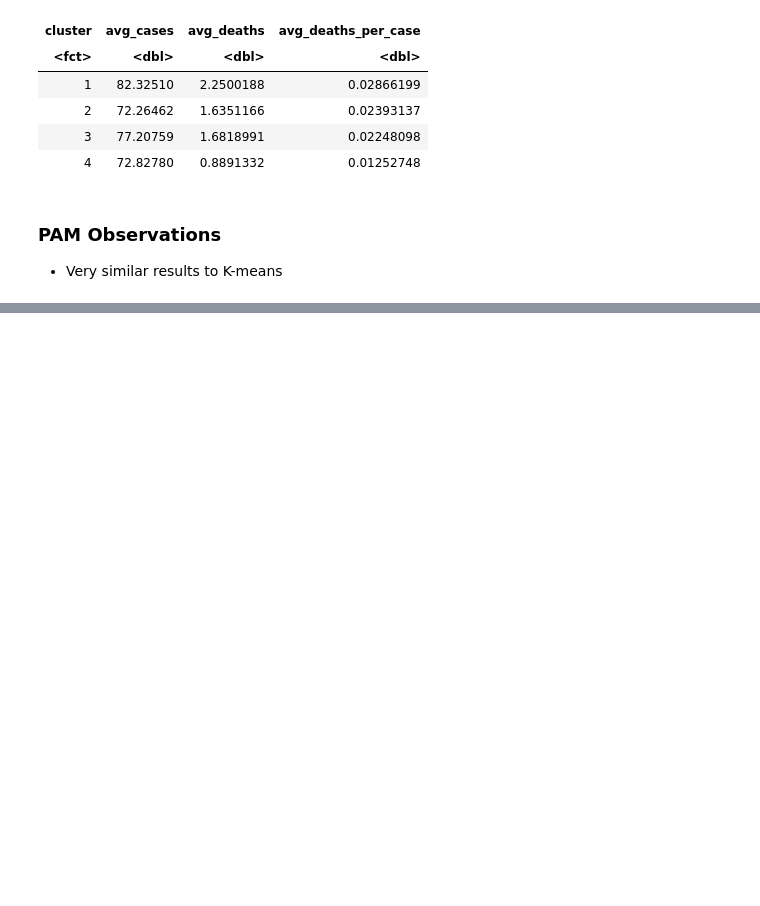
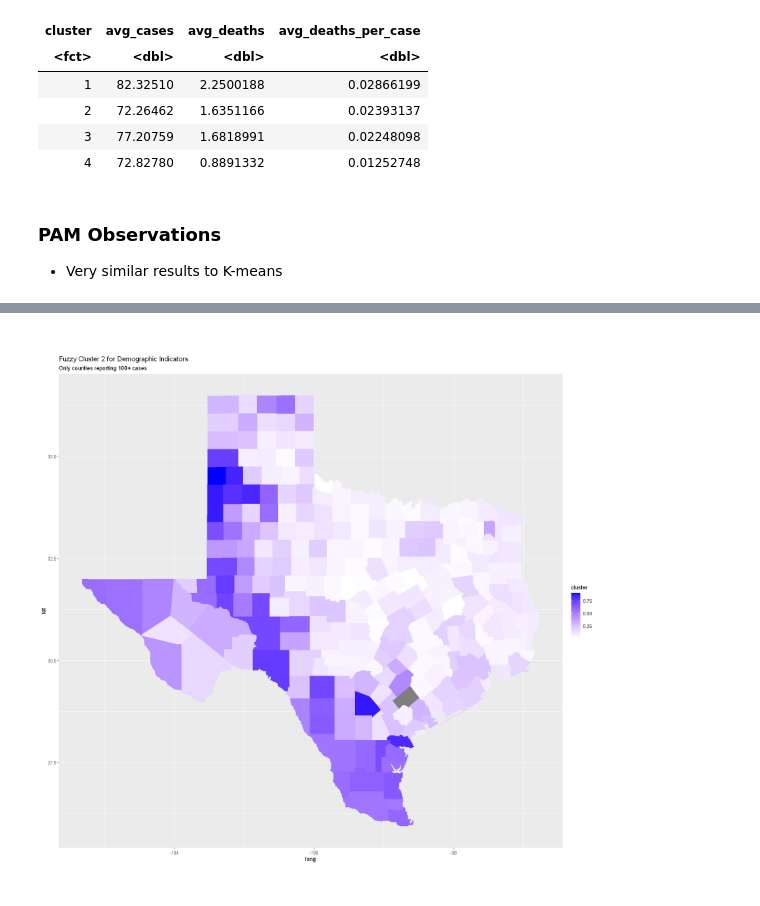
Before and after one commit to ncliu95/smu_dm_project_2, a Jupyter notebook: Project 2.ipynb, the cells around one changed output, grey strips where cells are left out. Saved outputs shown, nothing was run; the diff lists cells and outputs as text; code cells hidden in the pictures; blank space fills up the shorter version.

```diff
--- a/Project 2.ipynb
+++ b/Project 2.ipynb
@@ -696,0 +739,8 @@ A tibble: 8 × 4
+# %%
+ggplot(fc_clust_2, aes(long, lat)) +
+  geom_polygon(data = fc_clust_2, aes(x = long, y = lat, group = group, fill = cluster)) +
+  coord_quickmap() +
+  scale_fill_gradient(low = "white", high = "blue") +
+  labs(title = "Fuzzy Cluster 2 for Demographic Indicators", subtitle = "Only counties reporting 100+ cases")
+# %% [output]
+[figure, added]
```
Also changed, not shown: parts of 53 cells of this notebook.
